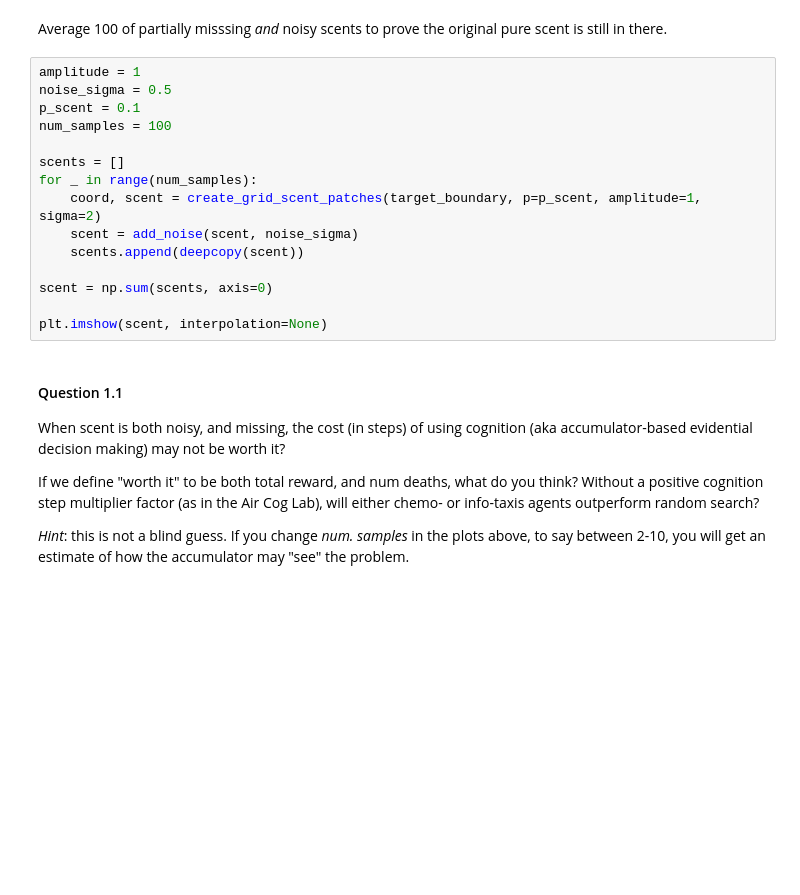
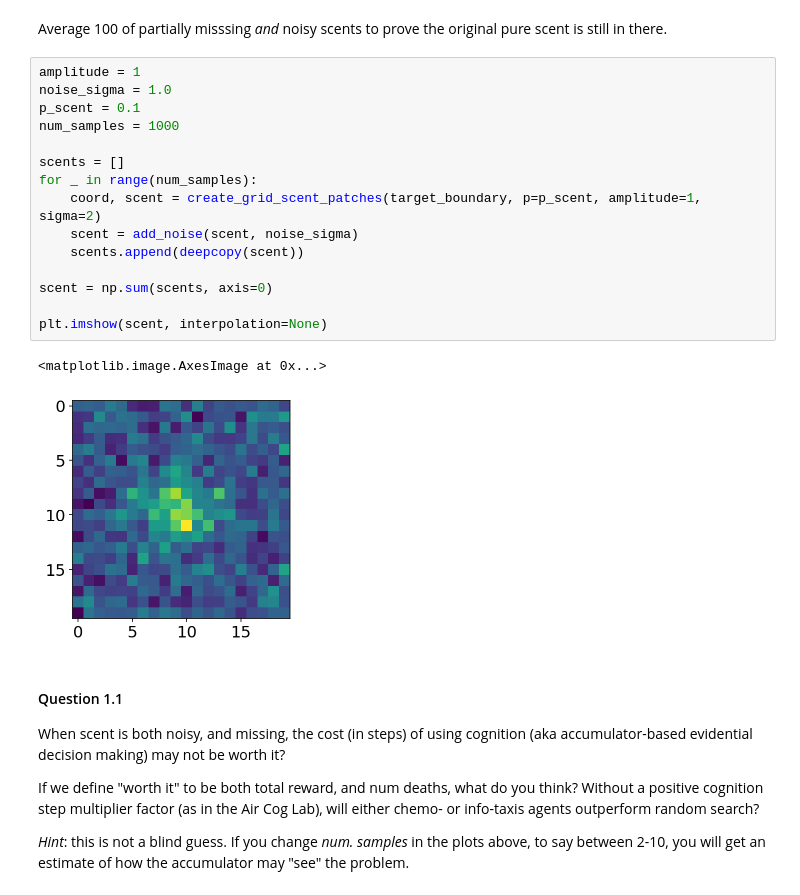
Before and after one commit to parenthetical-e/explorations-book, a Jupyter notebook: book/oh-info.ipynb, the cells around one changed output. Drawn from its saved outputs; the diff is of its cells as text; blank space fills up the shorter version.

```diff
--- a/book/oh-info.ipynb
+++ b/book/oh-info.ipynb
@@ -202,19 +228,22 @@ plt.imshow(scent, interpolation=None)
 Average 100 of partially misssing _and_ noisy scents to prove the original pure scent is still in there.
 # %%
 amplitude = 1
-noise_sigma = 0.5
+noise_sigma = 1.0
 p_scent = 0.1
-num_samples = 100
+num_samples = 1000
 
 scents = []
 for _ in range(num_samples):
     coord, scent = create_grid_scent_patches(target_boundary, p=p_scent, amplitude=1, sigma=2)
     scent = add_noise(scent, noise_sigma)
     scents.append(deepcopy(scent))
 
 scent = np.sum(scents, axis=0)
 
 plt.imshow(scent, interpolation=None)
+# %% [output]
+<matplotlib.image.AxesImage at 0x...>
+[figure, added]
 # %% [markdown]
 #### Question 1.1
 When scent is both noisy, and missing, the cost (in steps) of using cognition (aka accumulator-based evidential decision making) may not be worth it?
```
Also changed, not shown: parts of 17 cells of this notebook.
